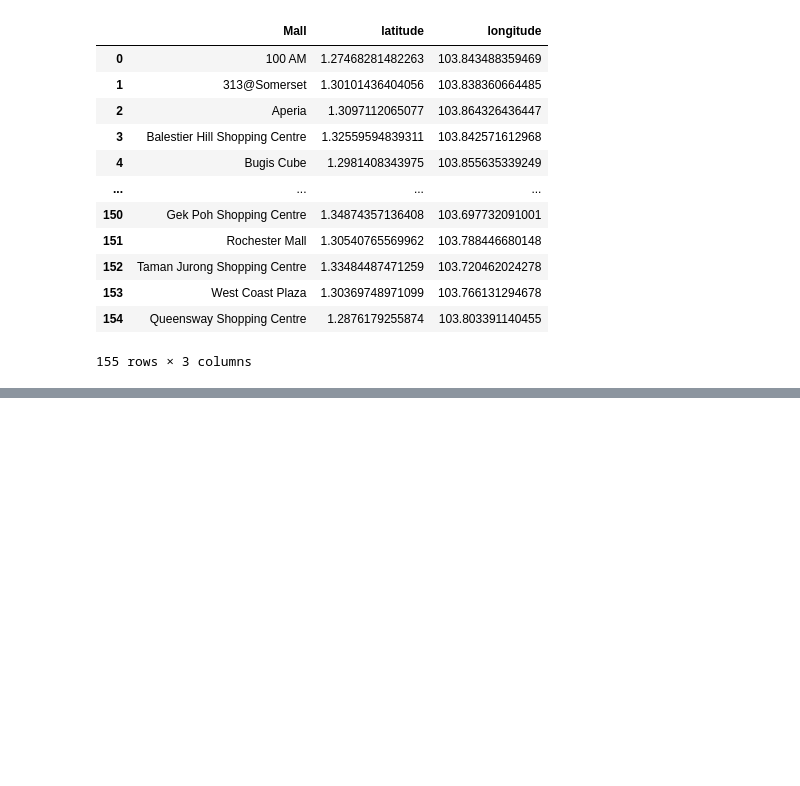
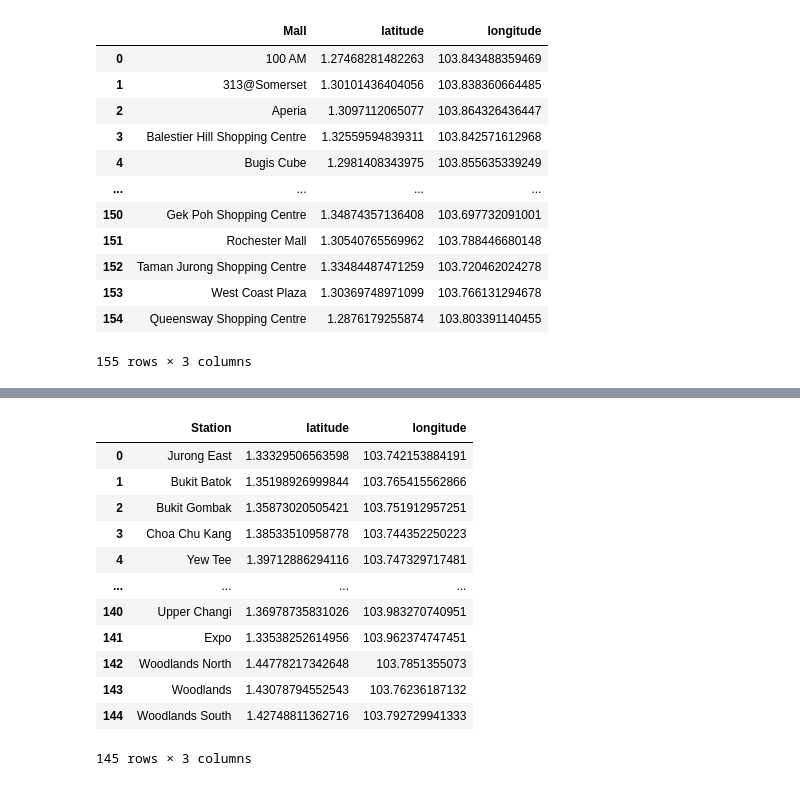
Before and after one commit to raychng/bt4222-project, a Jupyter notebook: data-cleaning.ipynb, the cells around one changed output, grey strips where cells are left out. Drawn from its saved outputs; the diff is of its cells as text; code cells hidden in the pictures; blank space fills up the shorter version.

Commit message:
MRT Station Coordinates

```diff
--- a/data-cleaning.ipynb
+++ b/data-cleaning.ipynb
@@ -458,0 +460,22 @@ mall_coordinates_df.to_csv('shopping_mall_coordinates.csv')
+# %%
+page = requests.get("https://mrtmapsingapore.com/mrt-stations-singapore/")
+soup = BeautifulSoup(page.content, 'html.parser')
+
+# create object
+object = soup.find(id = "tablepress-1")
+items = object.find_all(class_ = "column-2")
+
+items = items[1:]
+mrt_stations_temp = []
+for station in items:
+    mrt_stations_temp.append(station.get_text())
+
+#cleaning up names
+mrt_stations = []
+for station in mrt_stations_temp:
+    if "\t" in station:
+        mrt_stations.append(station[:-1])
+    else:
+        mrt_stations.append(station)
+
+mrt_stations
@@ -458,0 +500,17 @@ mall_coordinates_df.to_csv('shopping_mall_coordinates.csv')
+# %%
+latitude = []
+longitude = []
+not_found = []
+for station in mrt_stations:
+    query_string='https://developers.onemap.sg/commonapi/search?searchVal='+str(station) + " station"+'&returnGeom=Y&getAddrDetails=Y&pageNum=1'
+    resp = requests.get(query_string)
+
+#Convert JSON into Python Object
+    data_geo_location=json.loads(resp.content)
+    if data_geo_location['found'] != 0:
+        latitude.append(data_geo_location['results'][0]['LATITUDE'])
+        longitude.append(data_geo_location['results'][0]['LONGITUDE'])
+        print (station + " ,Lat: " + data_geo_location['results'][0]['LATITUDE'] + " Long: " + data_geo_location['results'][0]['LONGITUDE'])
+    else:
+        print (station + "No Results")
+        not_found.append(mall)
@@ -458,0 +535,17 @@ mall_coordinates_df.to_csv('shopping_mall_coordinates.csv')
+# %%
+mrt_coordinates_df = pd.DataFrame({'Station': mrt_stations, 'latitude': latitude, 'longitude': longitude})
+mrt_coordinates_df
+# %% [output]
+|  | Station | latitude | longitude |
+| 0 | Jurong East | 1.33329506563598 | 103.742153884191 |
+| 1 | Bukit Batok | 1.35198926999844 | 103.765415562866 |
+| 2 | Bukit Gombak | 1.35873020505421 | 103.751912957251 |
+| 3 | Choa Chu Kang | 1.38533510958778 | 103.744352250223 |
+| 4 | Yew Tee | 1.39712886294116 | 103.747329717481 |
+| ... | ... | ... | ... |
+| 140 | Upper Changi | 1.36978735831026 | 103.983270740951 |
+| 141 | Expo | 1.33538252614956 | 103.962374747451 |
+| 142 | Woodlands North | 1.44778217342648 | 103.7851355073 |
+| 143 | Woodlands | 1.43078794552543 | 103.76236187132 |
+| 144 | Woodlands South | 1.42748811362716 | 103.792729941333 |
+145 rows × 3 columns
```
Also changed, not shown: parts of 6 cells of this notebook, 1 other file.
